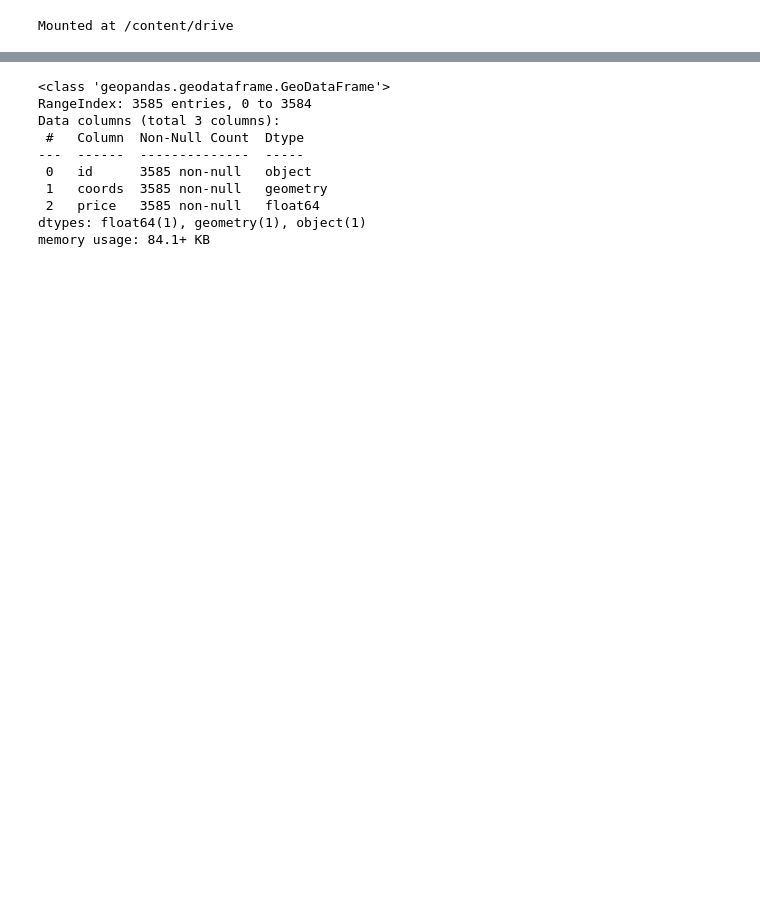
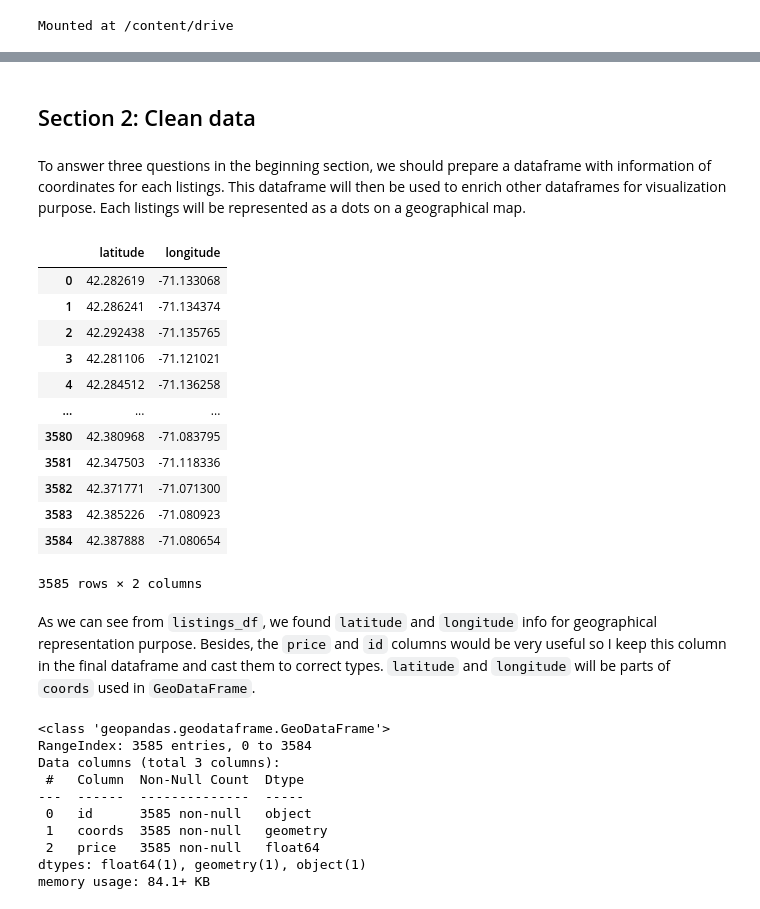
Before and after one commit to milynox/boston-airbnb-analysis, a Jupyter notebook: boston_airbnb_analysis.ipynb, the cells around one changed output, grey strips where cells are left out. Saved outputs shown, nothing was run; the diff lists cells and outputs as text; code cells hidden in the pictures; blank space fills up the shorter version.

```diff
--- a/boston_airbnb_analysis.ipynb
+++ b/boston_airbnb_analysis.ipynb
@@ -59 +73,23 @@ listings_df.head()
+# %% [markdown]
+## Section 2: Clean data
+# %% [markdown]
+To answer three questions in the beginning section, we should prepare a dataframe with information of coordinates for each listings. This dataframe will then be used to enrich other dataframes for visualization purpose. Each listings will be represented as a dots on a geographical map.
+# %%
+listings_df[['latitude', 'longitude']]
+# %% [output]
+|  | latitude | longitude |
+| 0 | 42.282619 | -71.133068 |
+| 1 | 42.286241 | -71.134374 |
+| 2 | 42.292438 | -71.135765 |
+| 3 | 42.281106 | -71.121021 |
+| 4 | 42.284512 | -71.136258 |
+| ... | ... | ... |
+| 3580 | 42.380968 | -71.083795 |
+| 3581 | 42.347503 | -71.118336 |
+| 3582 | 42.371771 | -71.071300 |
+| 3583 | 42.385226 | -71.080923 |
+| 3584 | 42.387888 | -71.080654 |
+3585 rows × 2 columns
+# %% [markdown]
+As we can see from `listings_df`, we found `latitude` and `longitude` info for geographical representation purpose. Besides, the `price` and `id` columns would be very useful so I keep this column in the final dataframe and cast them to correct types. `latitude` and `longitude` will be parts of `coords` used in `GeoDataFrame`.
 # %%
```
Also changed, not shown: parts of 48 cells of this notebook.
